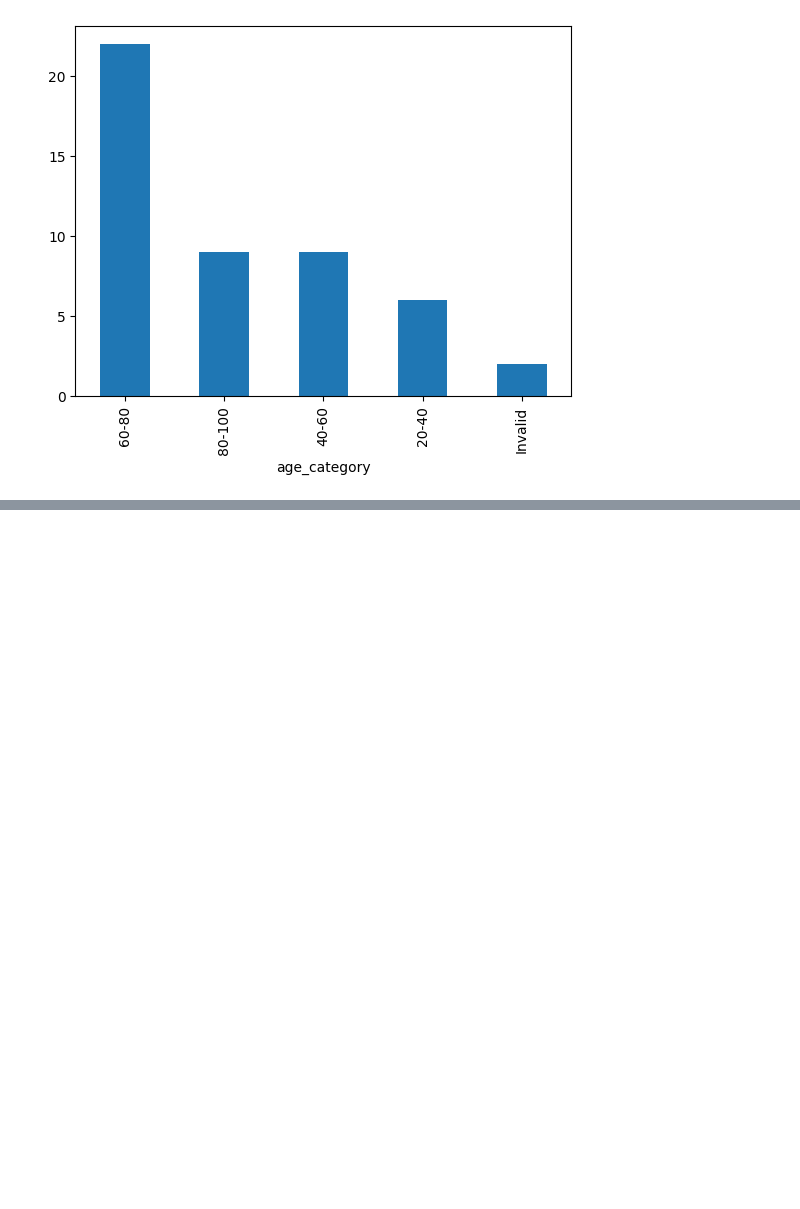
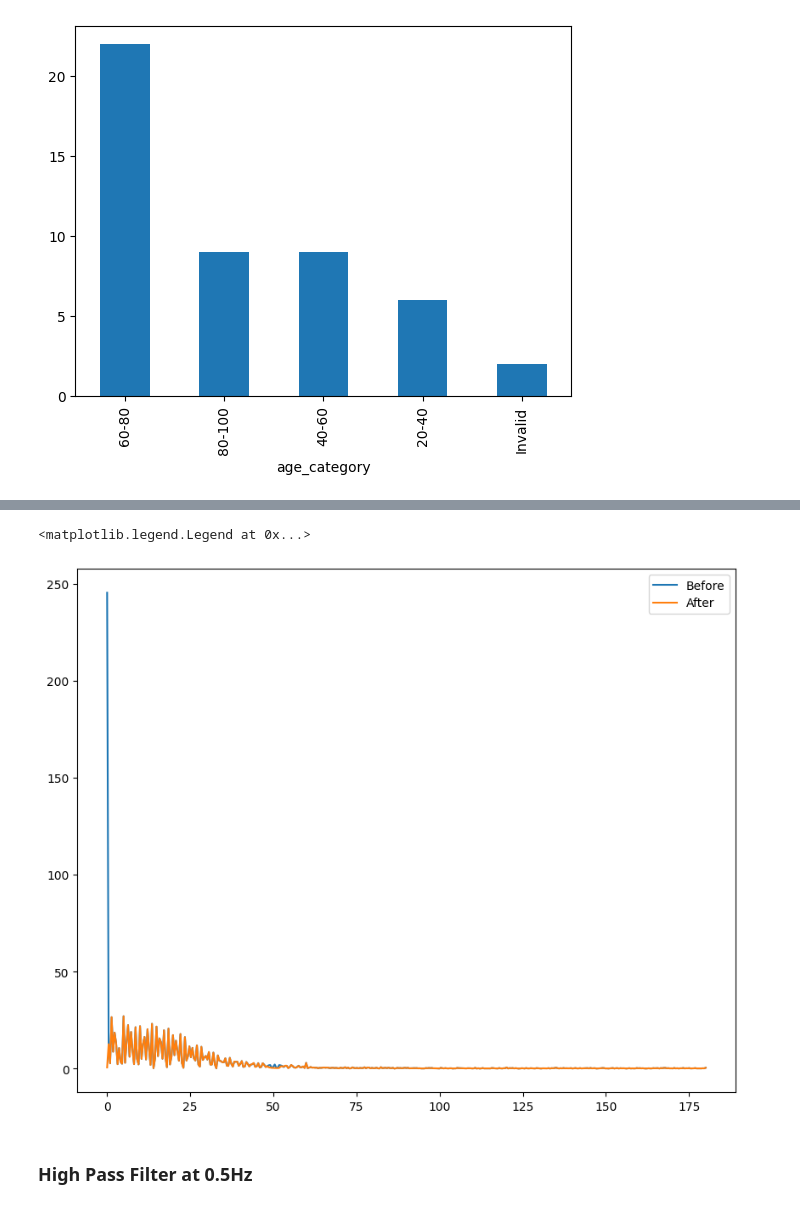
Before and after one commit to Alton1998/Arrhythmia-Detection, a Jupyter notebook: Arrhythmia Detection EDA.ipynb, the cells around one changed output, grey strips where cells are left out. Saved outputs shown, nothing was run; the diff lists cells and outputs as text; code cells hidden in the pictures; blank space fills up the shorter version.

```diff
--- a/Arrhythmia Detection EDA.ipynb
+++ b/Arrhythmia Detection EDA.ipynb
@@ -588,0 +521,13 @@ plt.plot(filtered)
+# %%
+yf_after = rfft(new_signal_after_removal_p_intr[:800])
+xf_after = rfftfreq(len(new_signal_after_removal_p_intr[:800]), 1 / 360)
+# %%
+plt.figure(figsize=(10, 8))
+plt.plot(xf, np.abs(yf))
+plt.plot(xf_after, np.abs(yf_after))
+plt.legend(("Before", "After"))
+# %% [output]
+<matplotlib.legend.Legend at 0x...>
+[figure, added]
+# %% [markdown]
+### High Pass Filter at 0.5Hz
```
Also changed, not shown: parts of 63 cells of this notebook, 3 other files.
